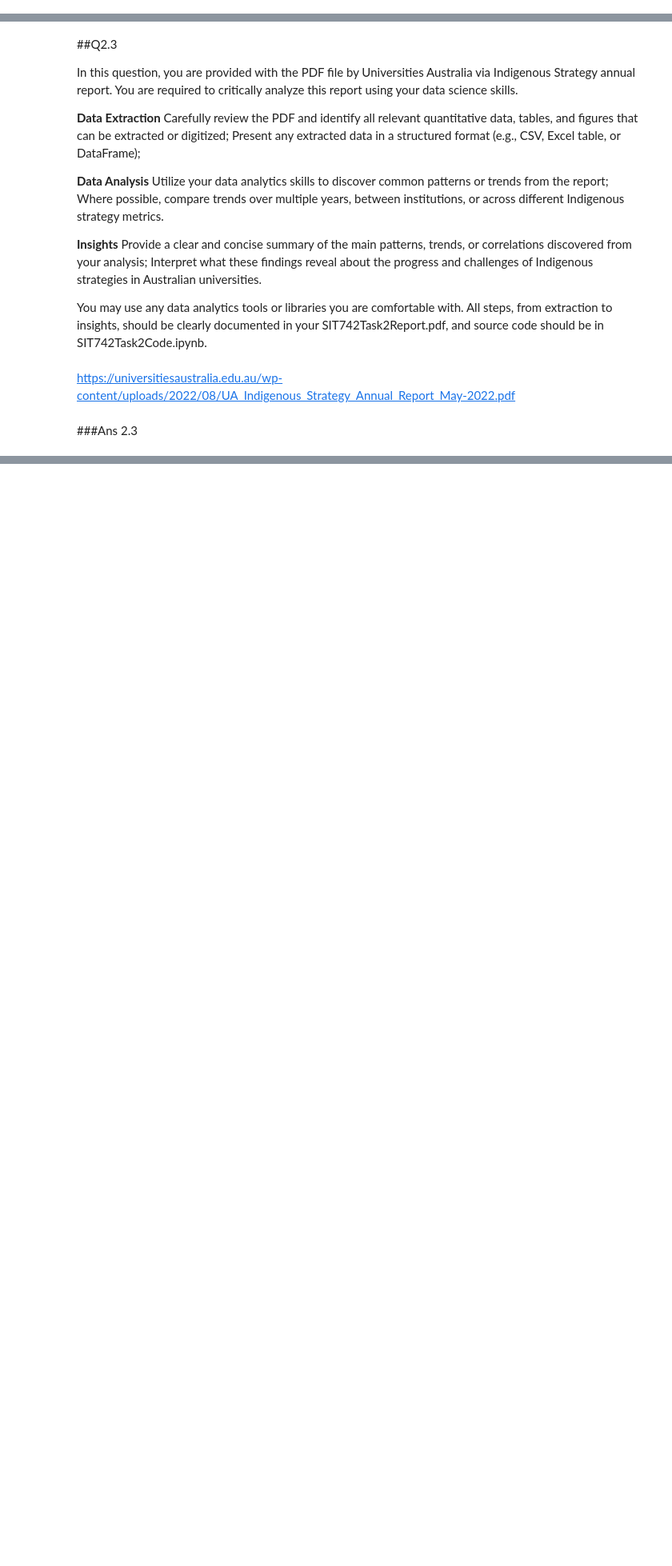
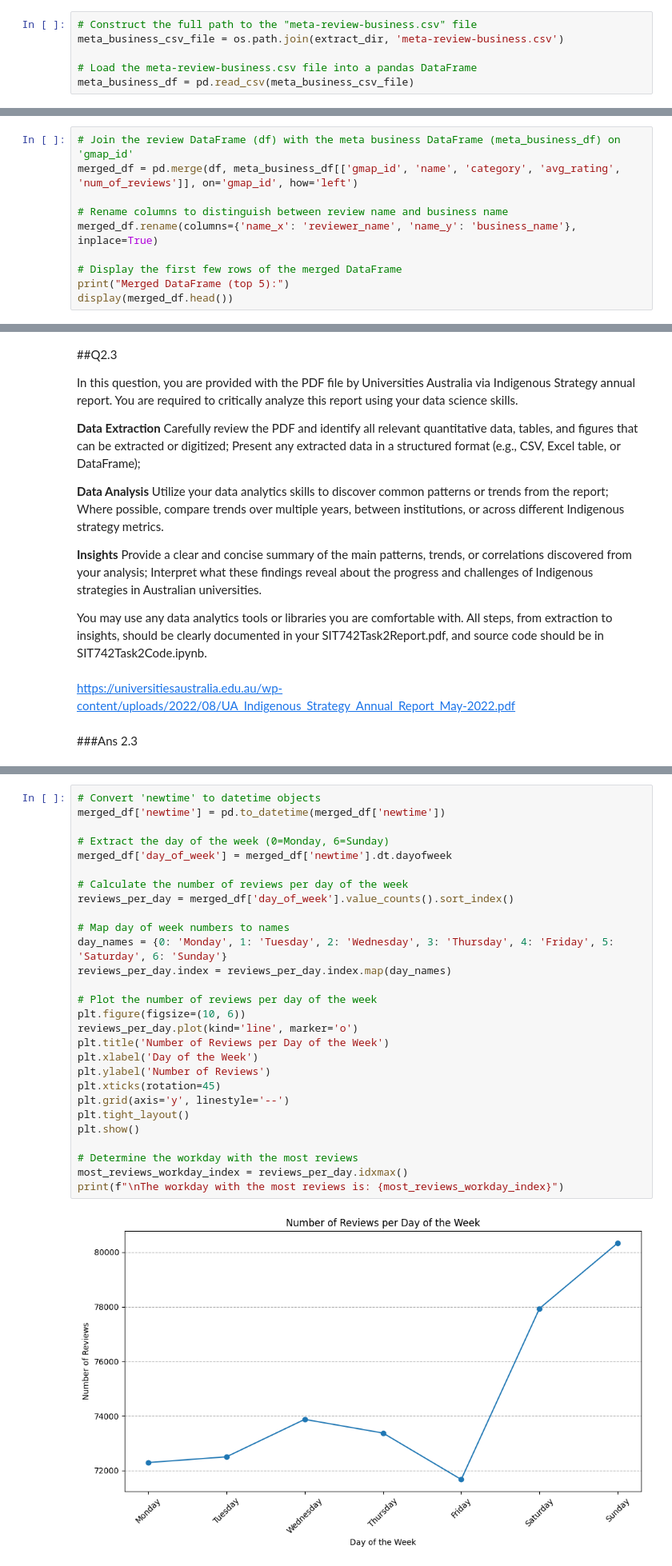
Before and after one commit to makhthum/MDS_Deakin_SIG742, a Jupyter notebook: sit742task2.ipynb, the cells around one changed output, grey strips where cells are left out. Shown at 80% size. Cells and saved outputs as stored; diff of their text form; blank space fills up the shorter version.

```diff
--- a/sit742task2.ipynb
+++ b/sit742task2.ipynb
@@ -280,3 +227,9 @@ Let’s continue to analyze the reivew_time with reviews and related gmap_id. Yo
 1.3.3 Please further explore the data on name of business and find out some more insights by yourself such as which category it is and what are the peak hours etc. Please use visualizations and tables to support your findings and write down the insights in the markdown cell. Please also include your findings and visualizations in the report.
 # %% [markdown]
 ### Ans 1.3
+# %%
+# Construct the full path to the "meta-review-business.csv" file
+meta_business_csv_file = os.path.join(extract_dir, 'meta-review-business.csv')
+
+# Load the meta-review-business.csv file into a pandas DataFrame
+meta_business_df = pd.read_csv(meta_business_csv_file)
@@ -282,0 +270,10 @@ Let’s continue to analyze the reivew_time with reviews and related gmap_id. Yo
+# %%
+# Join the review DataFrame (df) with the meta business DataFrame (meta_business_df) on 'gmap_id'
+merged_df = pd.merge(df, meta_business_df[['gmap_id', 'name', 'category', 'avg_rating', 'num_of_reviews']], on='gmap_id', how='left')
+
+# Rename columns to distinguish between review name and business name
+merged_df.rename(columns={'name_x': 'reviewer_name', 'name_y': 'business_name'}, inplace=True)
+
+# Display the first few rows of the merged DataFrame
+print("Merged DataFrame (top 5):")
+display(merged_df.head())
@@ -359,0 +382,30 @@ https://universitiesaustralia.edu.au/wp-content/uploads/2022/08/UA_Indigenous_St
+# %%
+# Convert 'newtime' to datetime objects
+merged_df['newtime'] = pd.to_datetime(merged_df['newtime'])
+
+# Extract the day of the week (0=Monday, 6=Sunday)
+merged_df['day_of_week'] = merged_df['newtime'].dt.dayofweek
+
+# Calculate the number of reviews per day of the week
+reviews_per_day = merged_df['day_of_week'].value_counts().sort_index()
+
+# Map day of week numbers to names
+day_names = {0: 'Monday', 1: 'Tuesday', 2: 'Wednesday', 3: 'Thursday', 4: 'Friday', 5: 'Saturday', 6: 'Sunday'}
+reviews_per_day.index = reviews_per_day.index.map(day_names)
+
+# Plot the number of reviews per day of the week
+plt.figure(figsize=(10, 6))
+reviews_per_day.plot(kind='line', marker='o')
+plt.title('Number of Reviews per Day of the Week')
+plt.xlabel('Day of the Week')
+plt.ylabel('Number of Reviews')
+plt.xticks(rotation=45)
+plt.grid(axis='y', linestyle='--')
+plt.tight_layout()
+plt.show()
+
+# Determine the workday with the most reviews
+most_reviews_workday_index = reviews_per_day.idxmax()
+print(f"\nThe workday with the most reviews is: {most_reviews_workday_index}")
+# %% [output]
+[figure, added]
```
Also changed, not shown: parts of 26 cells of this notebook.
